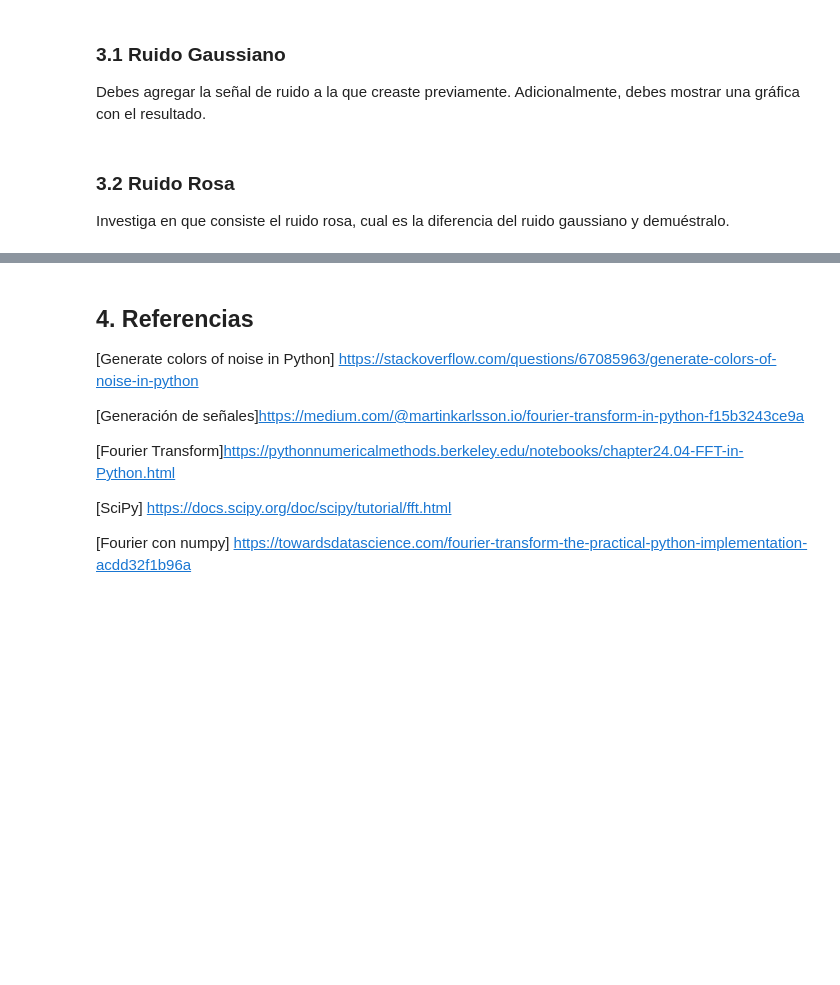
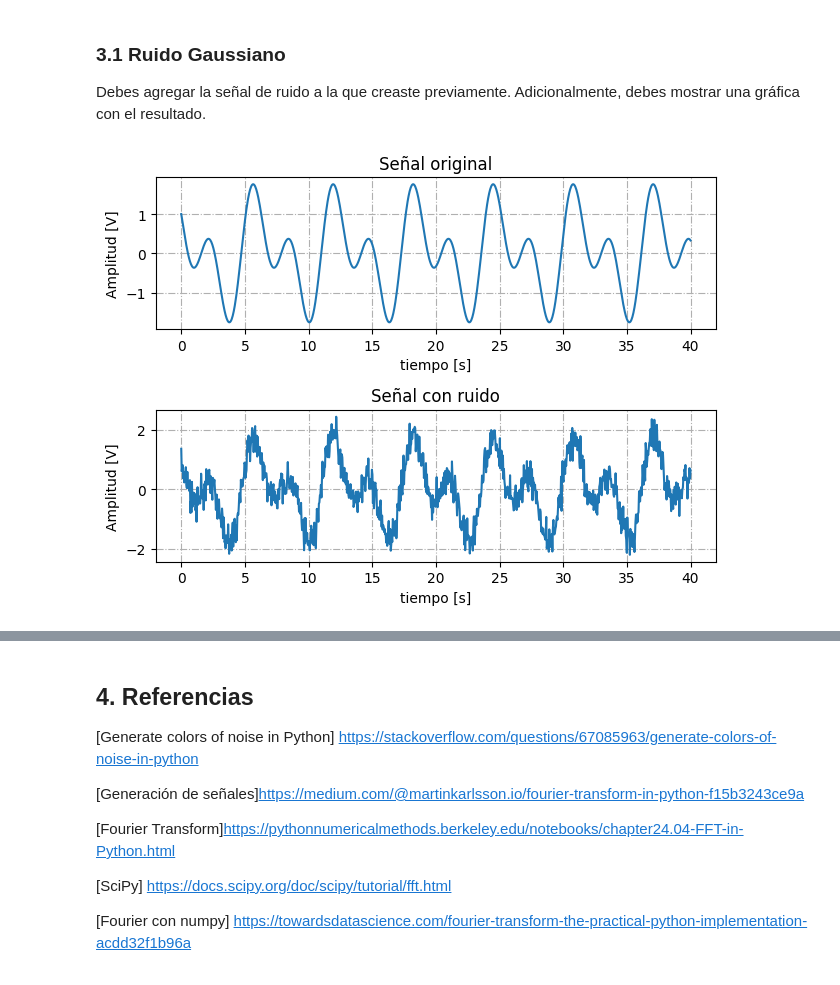
Before and after one commit to MatiasArmijo/Actividades-EIE-401-Matias-Armijo, a Jupyter notebook: actividad-1/Actividad_1_ApellidoNombre_ID.ipynb, the cells around one changed output, grey strips where cells are left out. Saved outputs shown, nothing was run; the diff lists cells and outputs as text; code cells hidden in the pictures; blank space fills up the shorter version.

```diff
--- a/actividad-1/Actividad_1_ApellidoNombre_ID.ipynb
+++ b/actividad-1/Actividad_1_ApellidoNombre_ID.ipynb
@@ -81,6 +84,34 @@ Crear una señal (senoidal, cosenoidal, etc) y demuestra la agregación de ruido
 # %% [markdown]
 ### 3.1 Ruido Gaussiano
 Debes agregar la señal de ruido a la que creaste previamente. Adicionalmente, debes mostrar una gráfica con el resultado.
-# %% [markdown]
-### 3.2 Ruido Rosa
-Investiga en que consiste el ruido rosa, cual es la diferencia del ruido gaussiano y demuéstralo.
+# %%
+# Vector de muestras
+n = np.linspace(0,40,1000)
+
+# Señal generada
+x1 = np.cos(n)+np.cos(2*n+np.pi/2)
+
+# Generacion de ruido gaussiano a la señal original
+ruido = 0.3*np.random.randn(len(n))
+x1_ruido = x1 + ruido
+
+# Grafico señal original
+fig, axs = plt.subplots(2)
+axs[0].plot(n, x1)
+axs[0].set_title("Señal original")
+axs[0].set_xlabel("tiempo [s]")
+axs[0].set_ylabel("Amplitud [V]")
+axs[0].grid(True, linestyle='-.')
+
+# Grafico señal con ruido
+axs[1].plot(n, x1_ruido)
+axs[1].set_title("Señal con ruido")
+axs[1].set_xlabel("tiempo [s]")
+axs[1].set_ylabel("Amplitud [V]")
+axs[1].grid(True, linestyle='-.')
+fig.tight_layout()
+ax.grid(True, linestyle='-.')
+
+plt.show()
+# %% [output]
+[figure, added]
```
Also changed, not shown: parts of 4 cells of this notebook.
